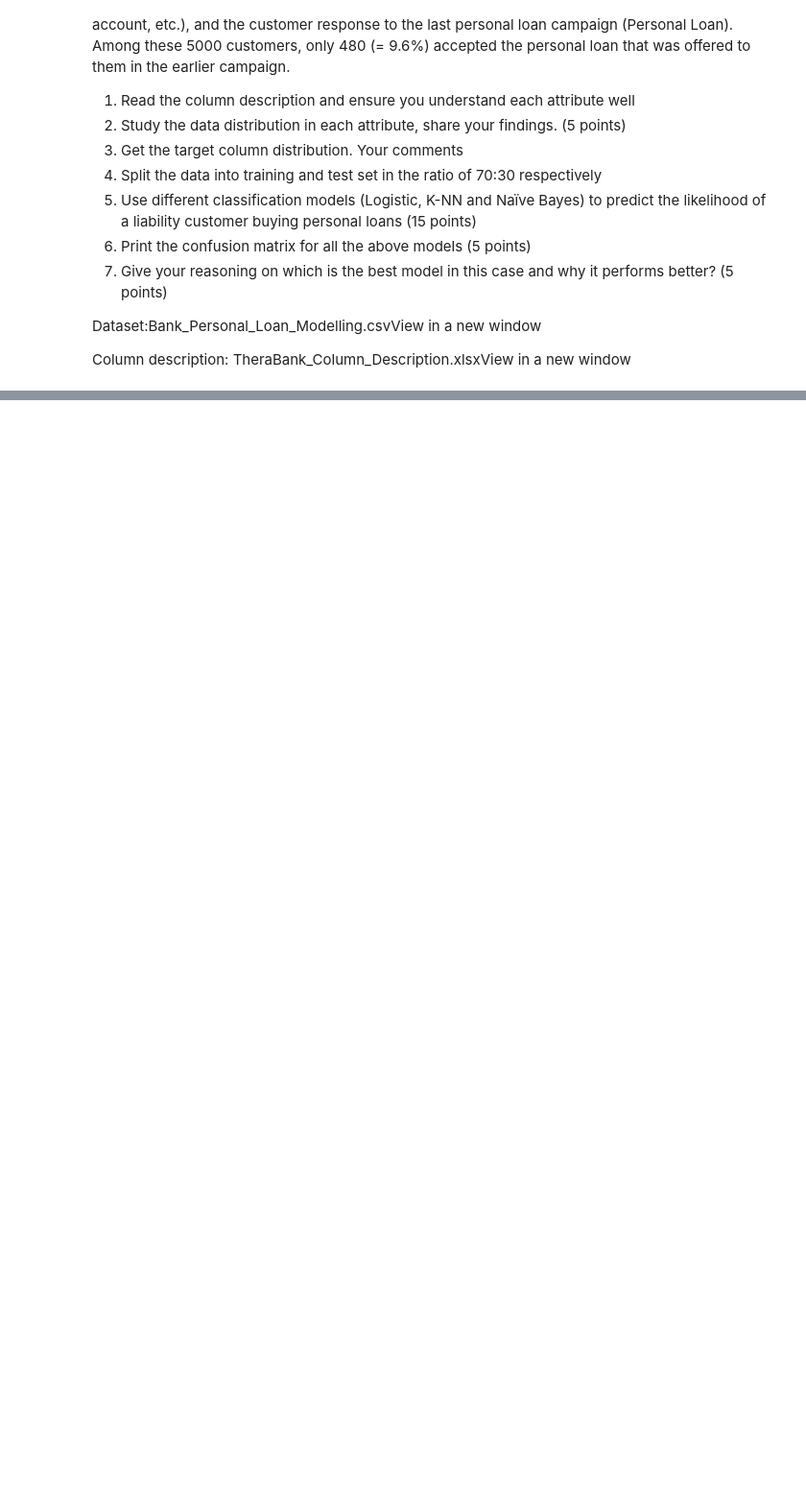
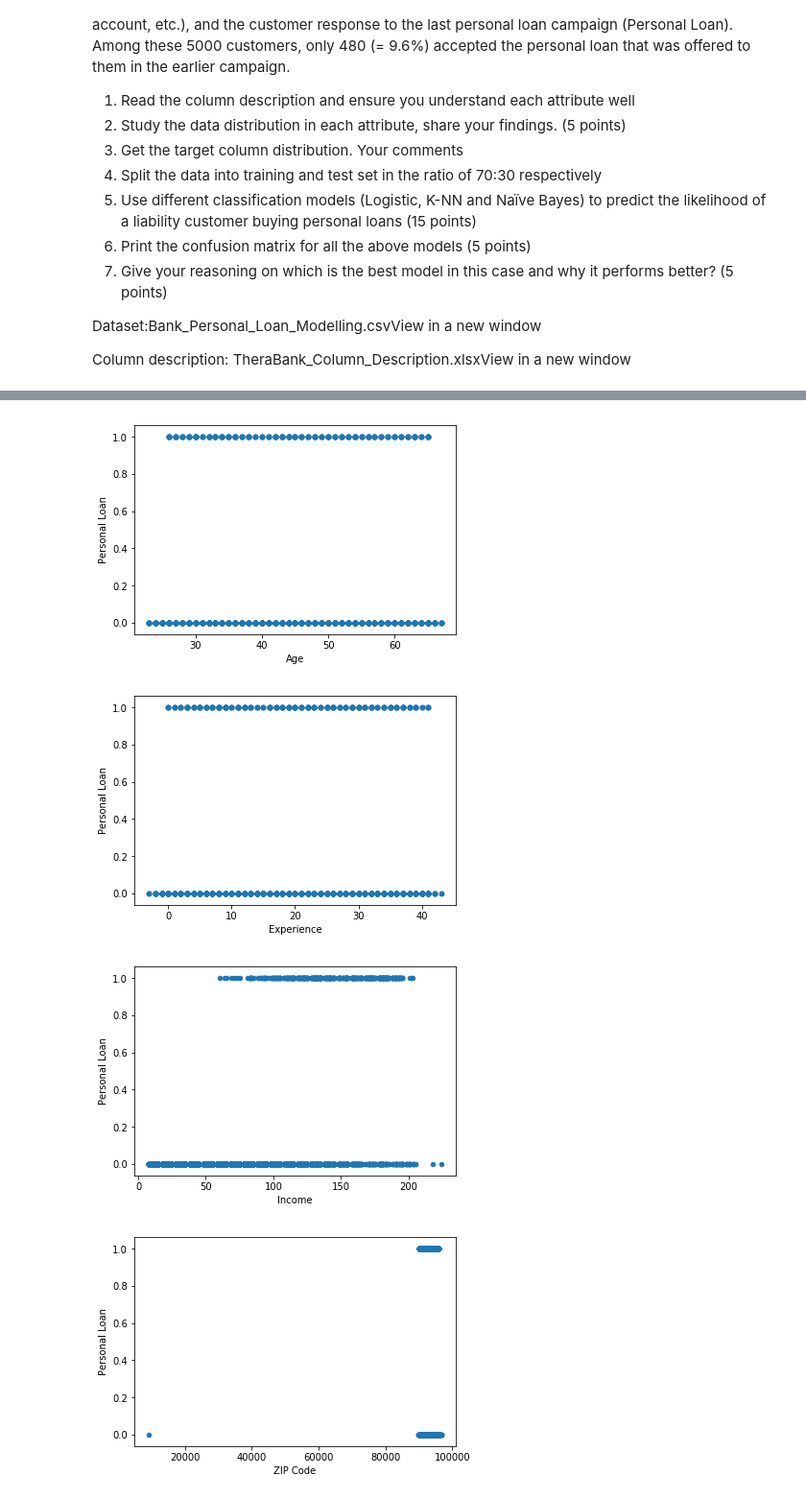
Before and after one commit to GreatLearningAIML1/aiml-ml-hyd-nov-18-batch-sumugapadman, a Jupyter notebook: Supervised Learning - Project 2/Supervised Learning_R3_Project2_Thera Bank.ipynb, the cells around one changed output, grey strips where cells are left out. Shown at 96% size. Cells and saved outputs as stored; diff of their text form; code cells hidden in the pictures; blank space fills up the shorter version.

```diff
--- a/Supervised Learning - Project 2/Supervised Learning_R3_Project2_Thera Bank.ipynb
+++ b/Supervised Learning - Project 2/Supervised Learning_R3_Project2_Thera Bank.ipynb
@@ -24,0 +167,10 @@ Column description: TheraBank_Column_Description.xlsxView in a new window
+# %%
+# Plotting columns against target feature
+
+for col in df_loan:
+    df_loan.plot.scatter(x=col, y='Personal Loan')
+# %% [output]
+[figure, added]
+[figure, added]
+[figure, added]
+[figure, added]
```
Also changed, not shown: parts of 62 cells of this notebook.
